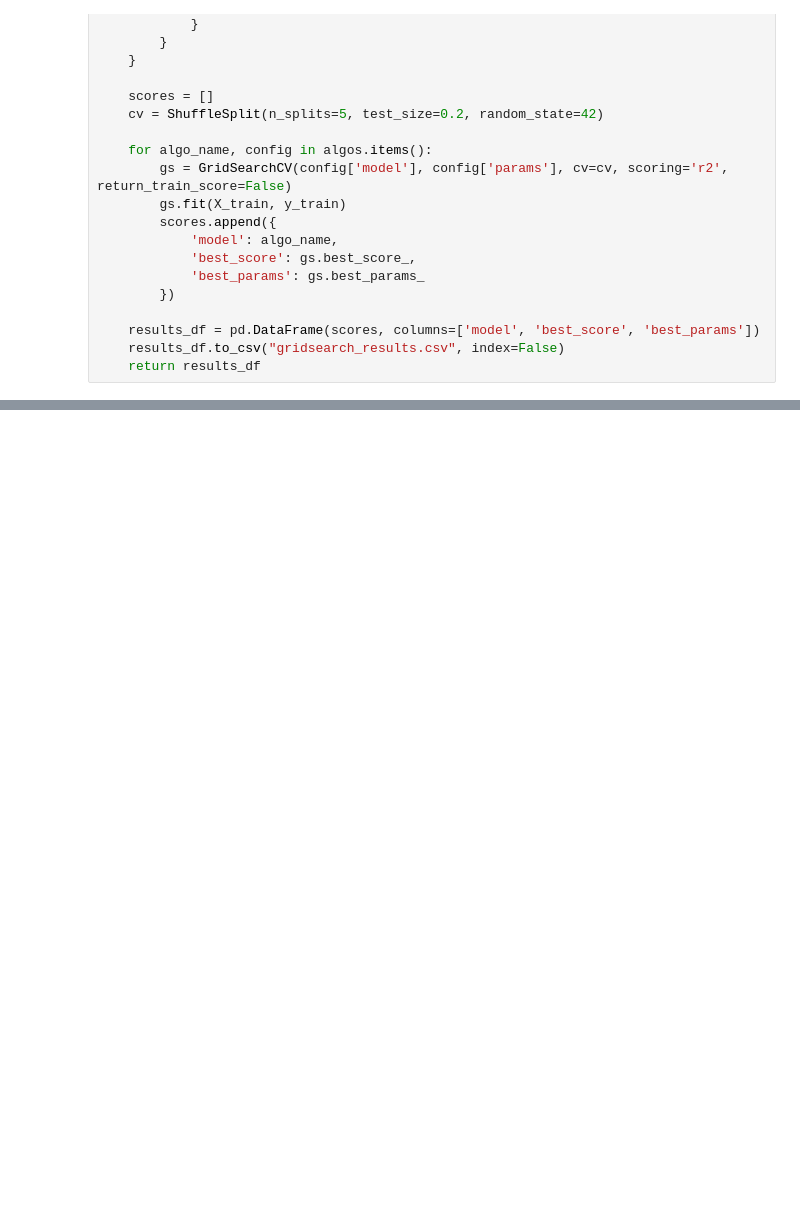
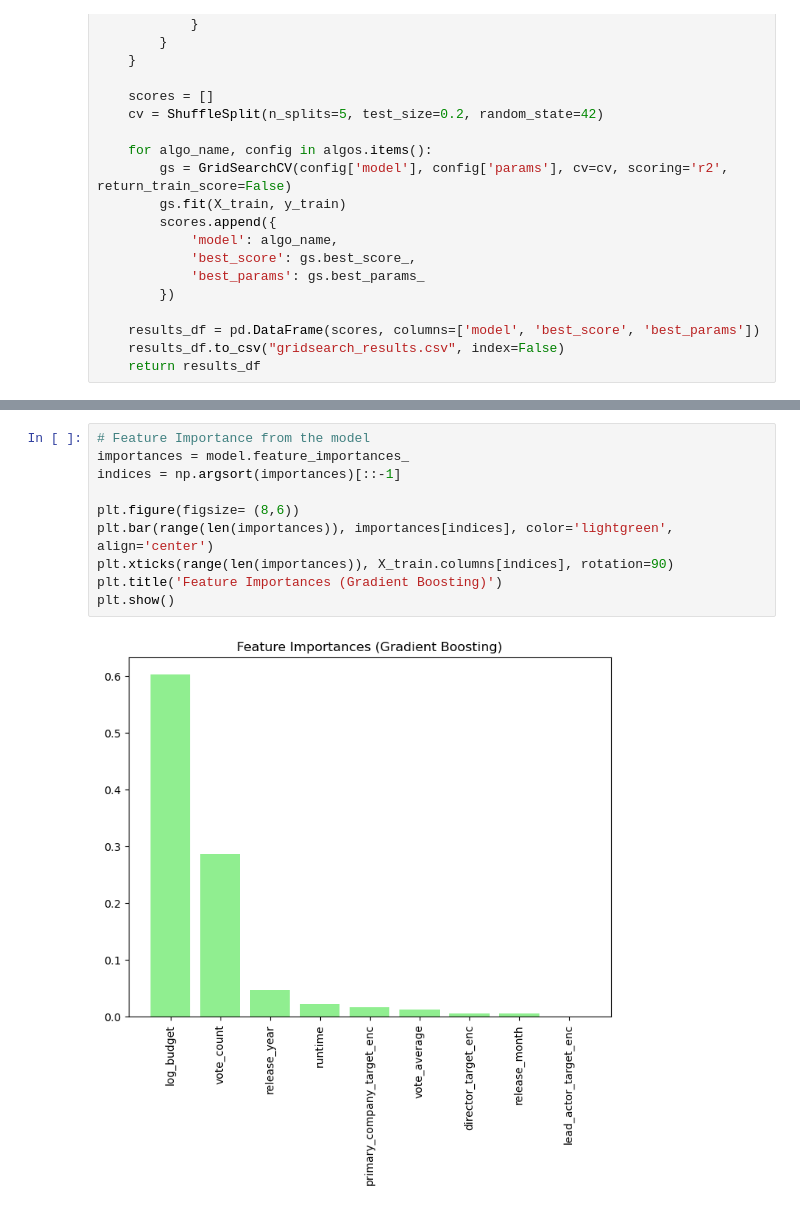
Before and after one commit to J-Kimani/DS, a Jupyter notebook: Projects/Box Office Revenue Prediction/box_office.ipynb, the cells around one changed output, grey strips where cells are left out. Saved outputs shown, nothing was run; the diff lists cells and outputs as text; blank space fills up the shorter version.

```diff
--- a/Projects/Box Office Revenue Prediction/box_office.ipynb
+++ b/Projects/Box Office Revenue Prediction/box_office.ipynb
@@ -2450,0 +2493,12 @@ The results from the hyperparameter tuning using **GridSearchCV** are summarized
+# %%
+# Feature Importance from the model
+importances = model.feature_importances_
+indices = np.argsort(importances)[::-1]
+
+plt.figure(figsize= (8,6))
+plt.bar(range(len(importances)), importances[indices], color='lightgreen', align='center')
+plt.xticks(range(len(importances)), X_train.columns[indices], rotation=90)
+plt.title('Feature Importances (Gradient Boosting)')
+plt.show()
+# %% [output]
+[figure, added]
```
Also changed, not shown: parts of 11 cells of this notebook, 8 other files.
